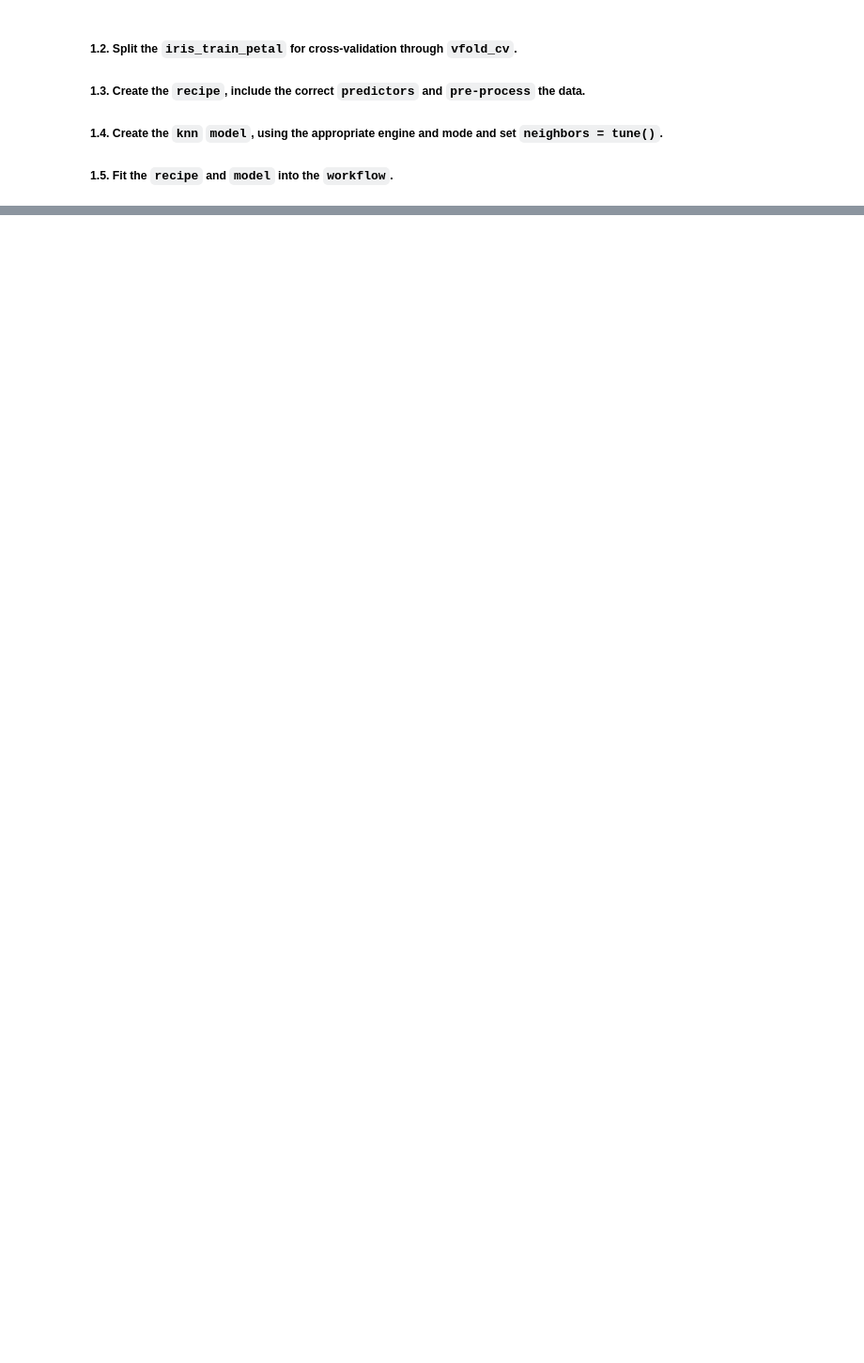
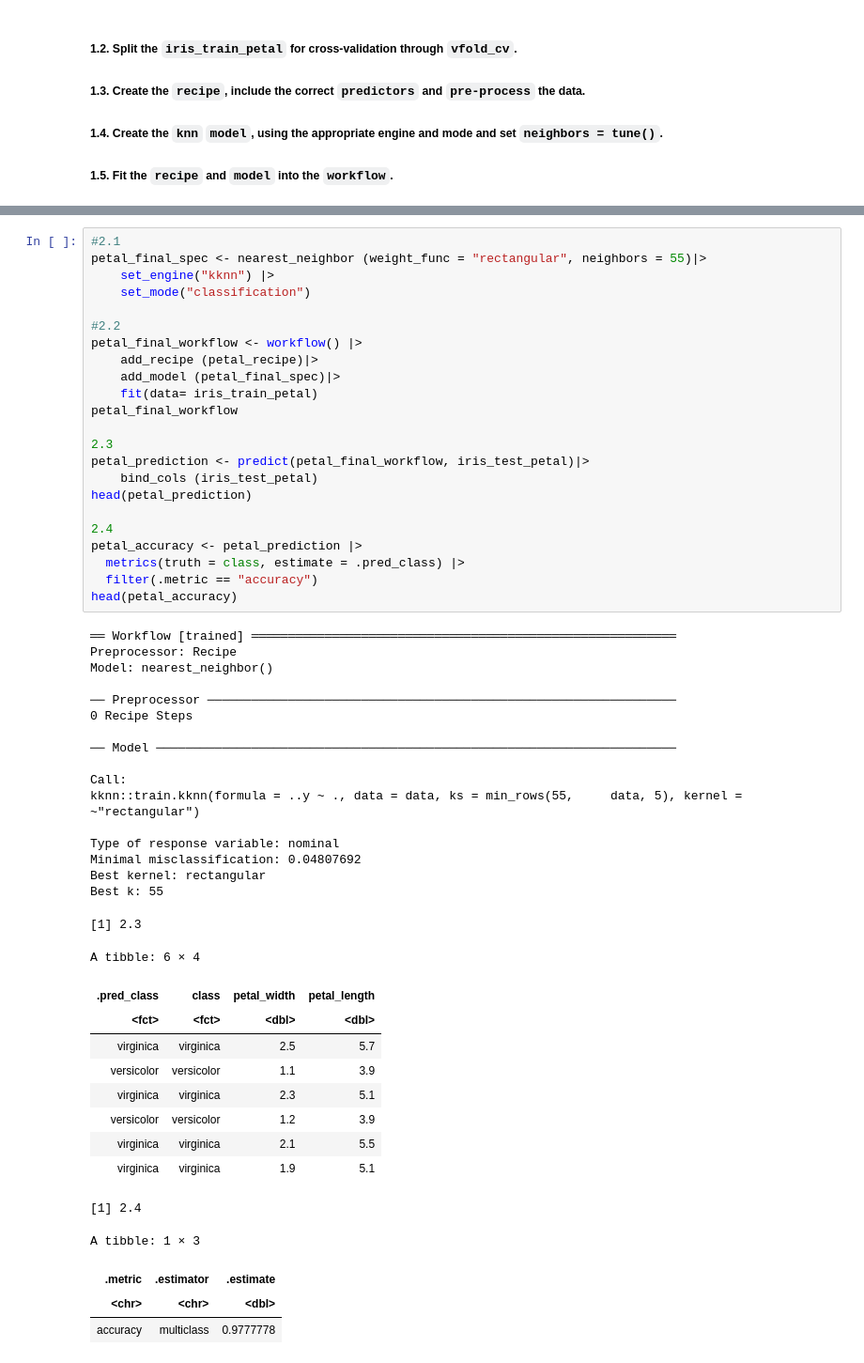
Before and after one commit to chilux00/dsci100-004-15, a Jupyter notebook: iris_prediction.ipynb, the cells around one changed output, grey strips where cells are left out. Shown at 94% size. Drawn from its saved outputs; the diff is of its cells as text; blank space fills up the shorter version.

```diff
--- a/iris_prediction.ipynb
+++ b/iris_prediction.ipynb
@@ -175,0 +314,55 @@ cross_val_plot_petal
+# %%
+#2.1
+petal_final_spec <- nearest_neighbor (weight_func = "rectangular", neighbors = 55)|>
+    set_engine("kknn") |>
+    set_mode("classification")
+
+#2.2
+petal_final_workflow <- workflow() |>
+    add_recipe (petal_recipe)|>
+    add_model (petal_final_spec)|>
+    fit(data= iris_train_petal)
+petal_final_workflow
+
+2.3
+petal_prediction <- predict(petal_final_workflow, iris_test_petal)|>
+    bind_cols (iris_test_petal)
+head(petal_prediction)
+
+2.4
+petal_accuracy <- petal_prediction |>
+  metrics(truth = class, estimate = .pred_class) |>
+  filter(.metric == "accuracy")
+head(petal_accuracy)
+# %% [output]
+══ Workflow [trained] ══════════════════════════════════════════════════════════
+Preprocessor: Recipe
+Model: nearest_neighbor()
+
+── Preprocessor ────────────────────────────────────────────────────────────────
+0 Recipe Steps
+
+── Model ───────────────────────────────────────────────────────────────────────
+
+Call:
+kknn::train.kknn(formula = ..y ~ ., data = data, ks = min_rows(55,     data, 5), kernel = ~"rectangular")
+
+Type of response variable: nominal
+Minimal misclassification: 0.04807692
+Best kernel: rectangular
+Best k: 55
+[1] 2.3
+A tibble: 6 × 4
+| .pred_class | class | petal_width | petal_length |
+| <fct> | <fct> | <dbl> | <dbl> |
+| virginica | virginica | 2.5 | 5.7 |
+| versicolor | versicolor | 1.1 | 3.9 |
+| virginica | virginica | 2.3 | 5.1 |
+| versicolor | versicolor | 1.2 | 3.9 |
+| virginica | virginica | 2.1 | 5.5 |
+| virginica | virginica | 1.9 | 5.1 |
+[1] 2.4
+A tibble: 1 × 3
+| .metric | .estimator | .estimate |
+| <chr> | <chr> | <dbl> |
+| accuracy | multiclass | 0.9777778 |
```
Also changed, not shown: parts of 28 cells of this notebook.
